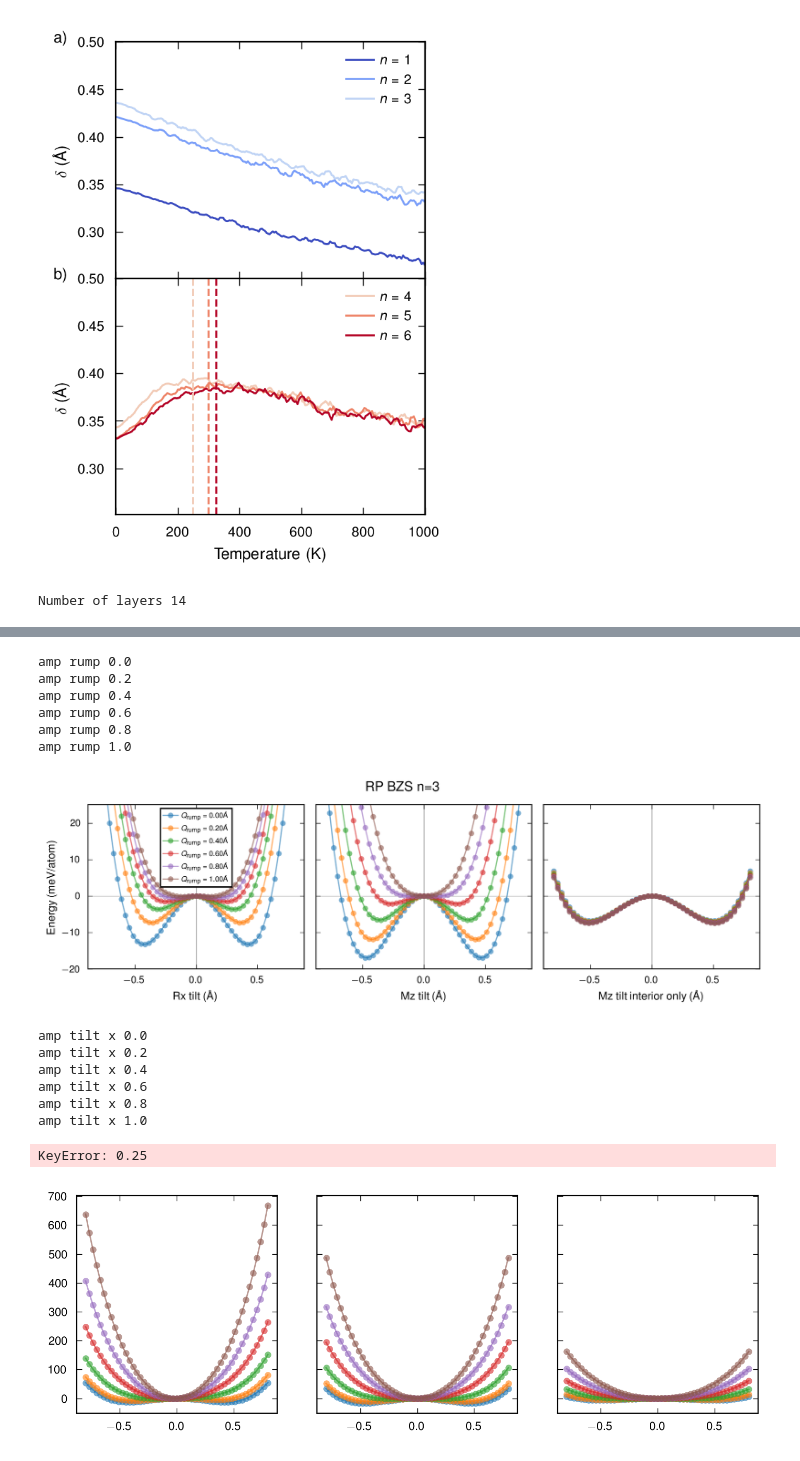
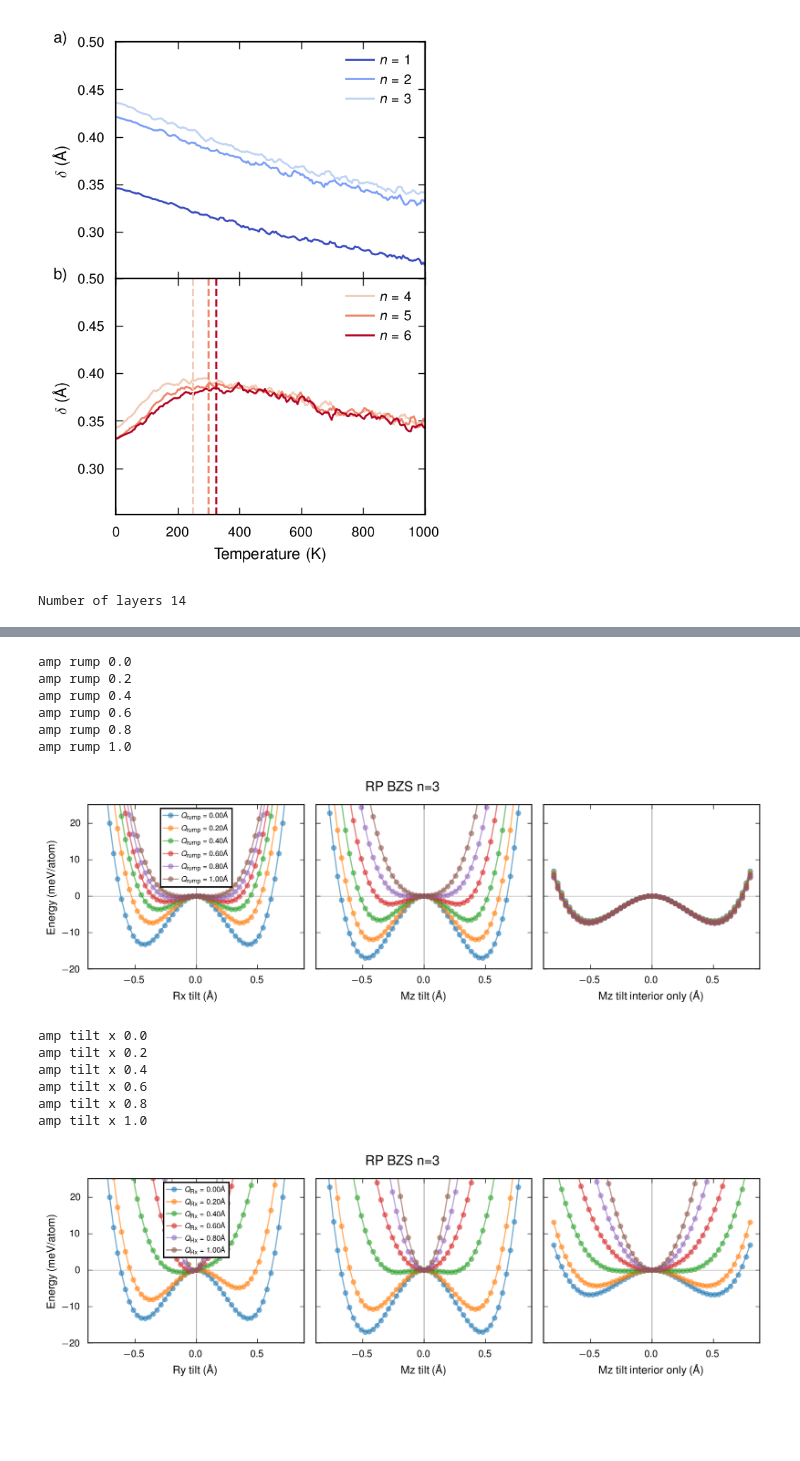
Before and after one commit to NU-CEM/2025_RP_phases, a Jupyter notebook: Fig5_rumpling.ipynb, the cells around one changed output, grey strips where cells are left out. Cells and saved outputs as stored; diff of their text form; code cells hidden in the pictures; blank space fills up the shorter version.

```diff
--- a/Fig5_rumpling.ipynb
+++ b/Fig5_rumpling.ipynb
@@ -335,7 +335,7 @@ plt.show(block=True)
 
 ## Tilting in Y/Z when X tilt activated
 # -------------------------------------
-amp_tilt_vals2 = [0.0, 0.2, 0.4, 0.6, 0.8, 1.0, 0.25, 0.75, 0.5]
+amp_tilt_vals2 = [0.0, 0.2, 0.4, 0.6, 0.8, 1.0]
 
 dfs33 = dict()
 dfs44 = dict()
@@ -414,34 +414,33 @@ ax1.set_ylabel('Energy (meV/atom)')
 
 ax1.set_xlabel('Ry tilt (Å)')
 ax2.set_xlabel('Mz tilt (Å)')
 ax3.set_xlabel('Mz tilt interior only (Å)')
 
 for ax in axes.flat:
     ax.axhline(y=0, lw=0.5, alpha=0.5, color='k', zorder=-100)
     ax.axvline(x=0, lw=0.5, alpha=0.5, color='k', zorder=-100)
     ax.set_ylim(ylim)
 
 fig.suptitle(f'RP BZS n={n}')
 fig.align_ylabels()
 fig.tight_layout(rect=[0, 0, 1, 1.05])
 plt.show(block=True)
 # %% [output]
 Number of layers 14
 [figure]
 amp rump 0.0
 amp rump 0.2
 amp rump 0.4
 amp rump 0.6
 amp rump 0.8
 amp rump 1.0
 [figure]
 amp tilt x 0.0
 amp tilt x 0.2
 amp tilt x 0.4
 amp tilt x 0.6
 amp tilt x 0.8
 amp tilt x 1.0
-KeyError: 0.25
-[figure, old version]
+[figure, new version]
 # %%
 colors = plt.cm.coolwarm(np.linspace(0,1,6))
```
Also changed, not shown: parts of 1 cell of this notebook, 8 other files.
